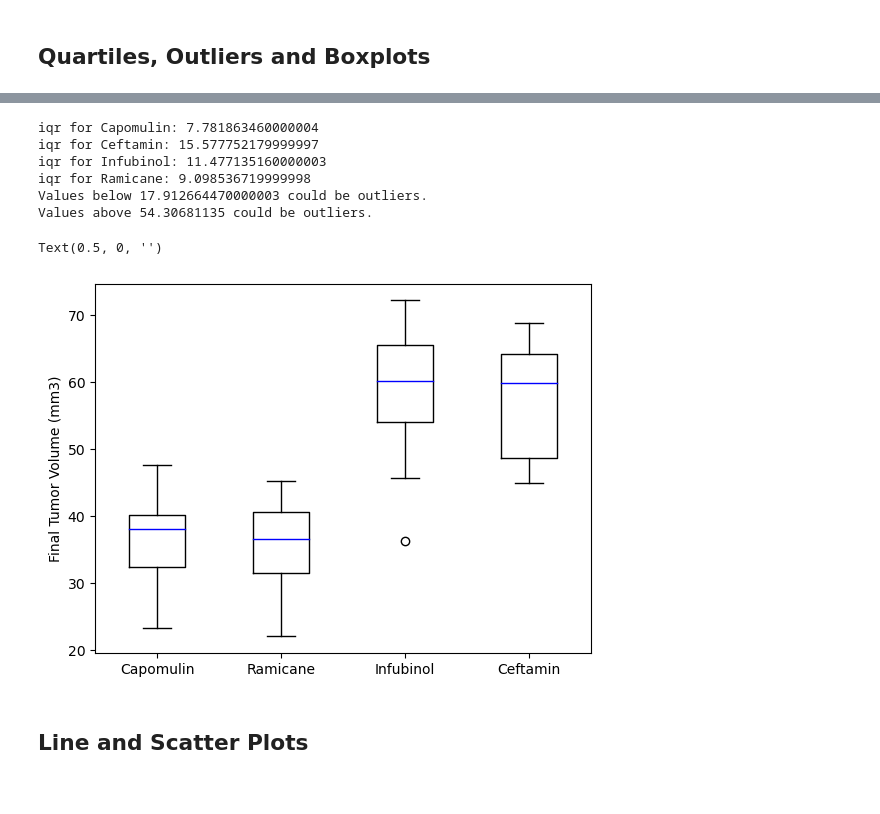
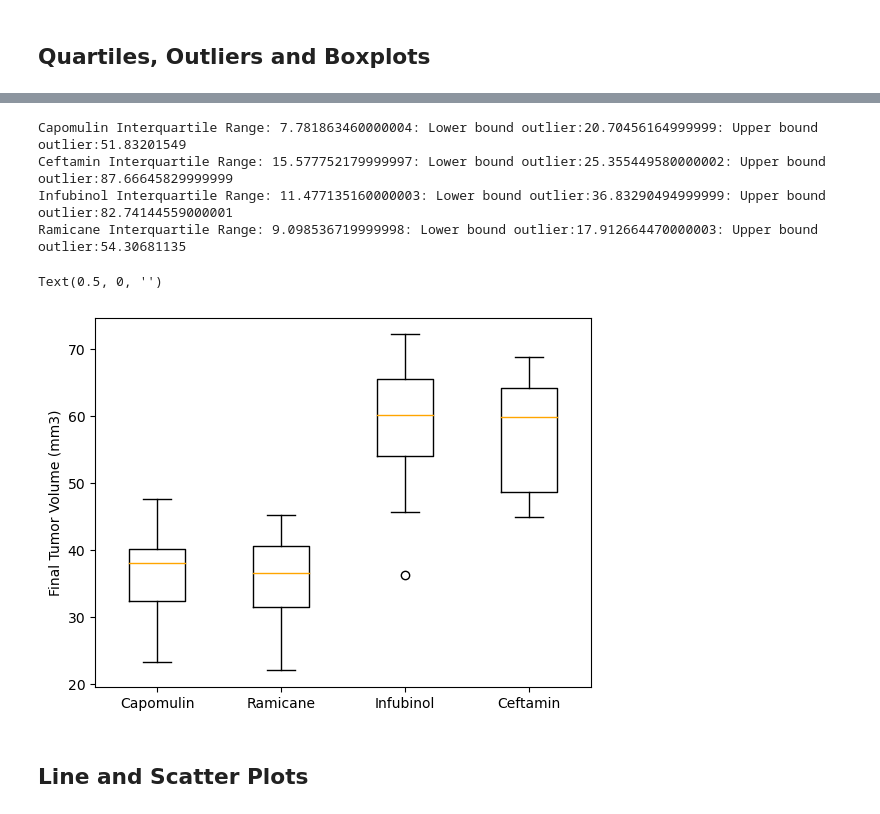
Before and after one commit to Robyn2024/Matplotlib_Challenge, a Jupyter notebook: Pymaceuticals/pymaceuticals_starter.ipynb, the cells around one changed output, grey strips where cells are left out. Saved outputs shown, nothing was run; the diff lists cells and outputs as text; code cells hidden in the pictures.

```diff
--- a/Pymaceuticals/pymaceuticals_starter.ipynb
+++ b/Pymaceuticals/pymaceuticals_starter.ipynb
@@ -262,36 +246,32 @@ for drug in treatment:
     upperq_list.append(upperq)
     lowerq_list.append(lowerq)
     iqr=upperq-lowerq
-    print(f"iqr for {drug}: {iqr}")
 
-upperq_list
-lowerq_list
+
+    upperq_list
+    lowerq_list
 
     # Locate the rows which contain mice on each drug and get the tumor volumes
 
 
     # add subset
     # Determine outliers using upper and lower bounds
-lower_bound = lowerq - (1.5*iqr)
-upper_bound = upperq + (1.5*iqr)
-
-print(f"Values below {lower_bound} could be outliers.")
-print(f"Values above {upper_bound} could be outliers.")
+    lower_bound = lowerq - (1.5*iqr)
+    upper_bound = upperq + (1.5*iqr)
+    print(f"{drug} Interquartile Range: {iqr}: Lower bound outlier:{lower_bound}: Upper bound outlier:{upper_bound}")
 # %% [output]
-iqr for Capomulin: 7.781863460000004
-iqr for Ceftamin: 15.577752179999997
-iqr for Infubinol: 11.477135160000003
-iqr for Ramicane: 9.098536719999998
-Values below 17.912664470000003 could be outliers.
-Values above 54.30681135 could be outliers.
+Capomulin Interquartile Range: 7.781863460000004: Lower bound outlier:20.70456164999999: Upper bound outlier:51.83201549
+Ceftamin Interquartile Range: 15.577752179999997: Lower bound outlier:25.355449580000002: Upper bound outlier:87.66645829999999
+Infubinol Interquartile Range: 11.477135160000003: Lower bound outlier:36.83290494999999: Upper bound outlier:82.74144559000001
+Ramicane Interquartile Range: 9.098536719999998: Lower bound outlier:17.912664470000003: Upper bound outlier:54.30681135
 # %%
 # Generate a box plot that shows the distrubution of the tumor volume for each treatment group.
-boxplot = new_df.boxplot(grid = False, color = dict(boxes = 'k', whiskers='k', medians='b'))
+boxplot = new_df.boxplot(grid = False, color = dict(boxes = 'k', whiskers='k', medians='orange'))
 boxplot.set_ylabel('Final Tumor Volume (mm3)')
 boxplot.set_xlabel('')
 # %% [output]
 Text(0.5, 0, '')
-[figure, old version]
+[figure, new version]
 # %% [markdown]
 ## Line and Scatter Plots
 # %%
```
Also changed, not shown: parts of 1 cell of this notebook.
